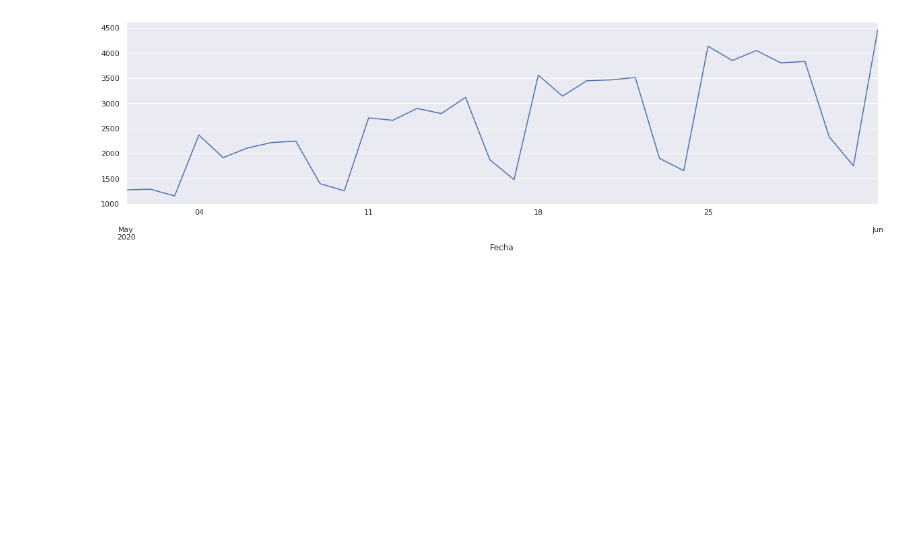
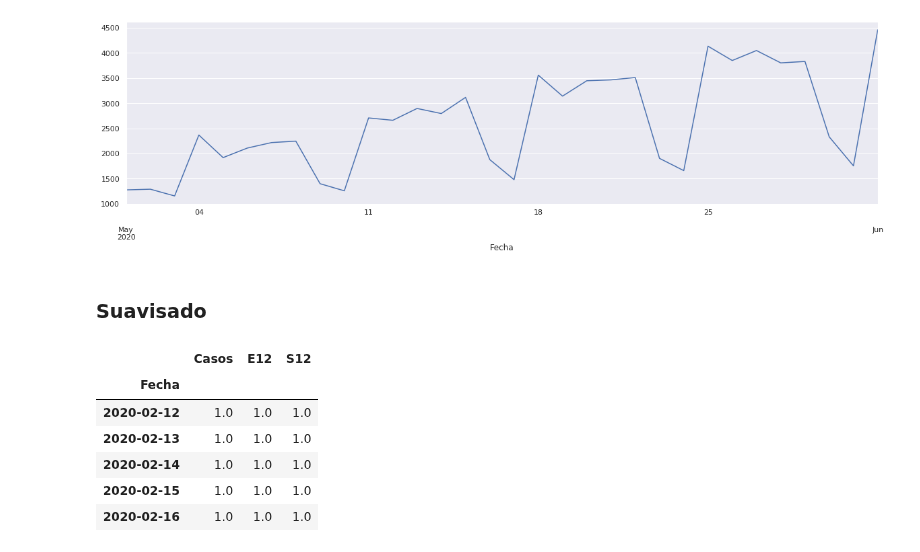
Before and after one commit to artthuro6/Covid-19, a Jupyter notebook: notebooks/General.ipynb, the cells around one changed output. Saved outputs shown, nothing was run; the diff lists cells and outputs as text; code cells hidden in the pictures; blank space fills up the shorter version.

```diff
--- a/notebooks/General.ipynb
+++ b/notebooks/General.ipynb
@@ -439,3 +439,5 @@ df_positivos["Casos"]["2020-05-01":].plot(figsize=(20,5))
 # %% [output]
 <matplotlib.axes._subplots.AxesSubplot at 0x...>
 [figure]
+# %% [markdown]
+### Suavisado
@@ -441,0 +446,15 @@ df_positivos["Casos"]["2020-05-01":].plot(figsize=(20,5))
+# %%
+span = 12
+alpha = 2/(span+1)
+
+df_positivos["E12"] = df_positivos["Casos"].ewm(alpha=alpha, adjust=False).mean()
+df_positivos["S12"] = SimpleExpSmoothing(df_positivos["Casos"]).fit(smoothing_level=alpha, optimized=False).fittedvalues.shift(-1)
+df_positivos.head()
+# %% [output]
+|  | Casos | E12 | S12 |
+| Fecha |  |  |  |
+| 2020-02-12 | 1.0 | 1.0 | 1.0 |
+| 2020-02-13 | 1.0 | 1.0 | 1.0 |
+| 2020-02-14 | 1.0 | 1.0 | 1.0 |
+| 2020-02-15 | 1.0 | 1.0 | 1.0 |
+| 2020-02-16 | 1.0 | 1.0 | 1.0 |
```
Also changed, not shown: parts of 4 cells of this notebook.
